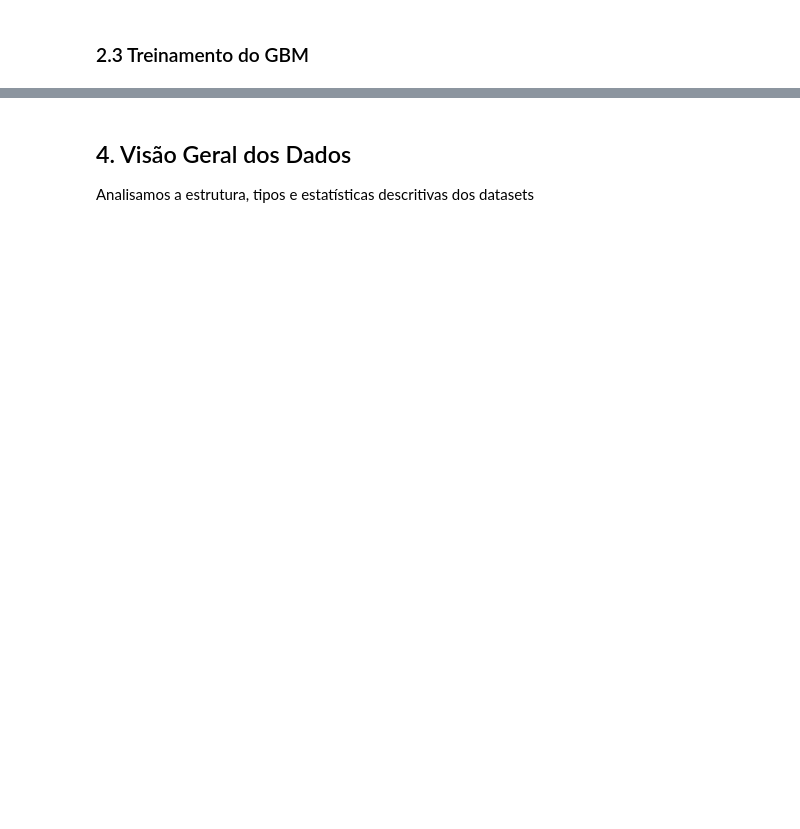
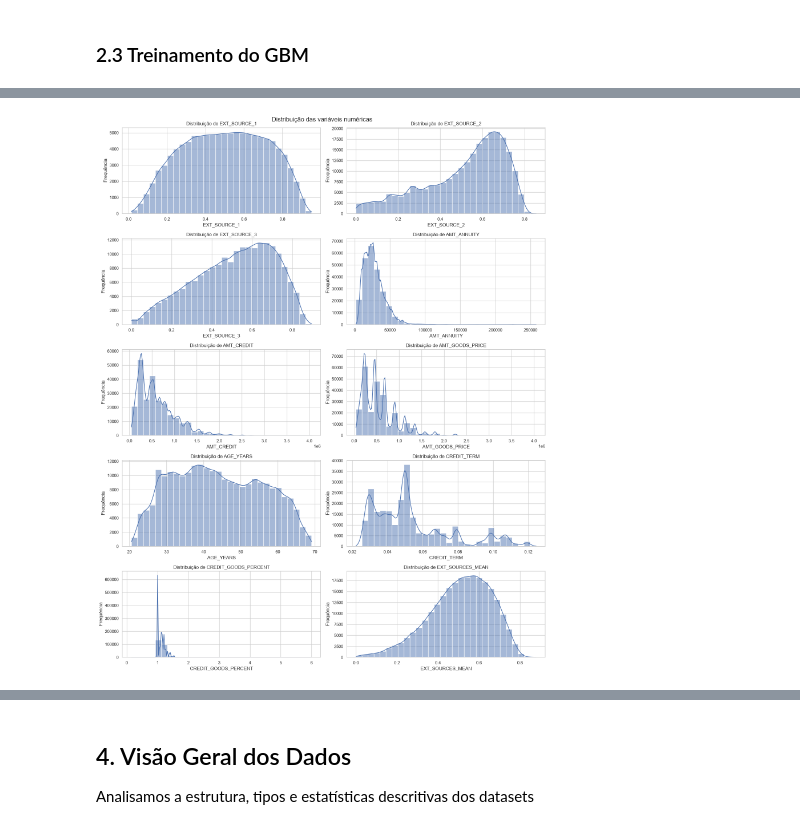
Before and after one commit to devjaynemorais/mle-f4-tech-challenge, a Jupyter notebook: notebooks/01-exploracao.ipynb, the cells around one changed output, grey strips where cells are left out. Cells and saved outputs as stored; diff of their text form; code cells hidden in the pictures; blank space fills up the shorter version.

```diff
--- a/notebooks/01-exploracao.ipynb
+++ b/notebooks/01-exploracao.ipynb
@@ -160,0 +350,18 @@ carregando o artefato gerado a partir de `make train`.
+# %%
+cat_var = ["CODE_GENDER"]
+
+num_var = [
+    "EXT_SOURCE_1",
+    "EXT_SOURCE_2",
+    "EXT_SOURCE_3",
+    "AMT_ANNUITY",
+    "AMT_CREDIT",
+    "AMT_GOODS_PRICE",
+    "AGE_YEARS",
+    "CREDIT_TERM",
+    "CREDIT_GOODS_PERCENT",
+    "EXT_SOURCES_MEAN",
+]
+
+df_features_estudo = ref_data[cat_var + num_var].copy()
+df_features_estudo.head()
@@ -160,0 +448,36 @@ carregando o artefato gerado a partir de `make train`.
+# %%
+import math
+import matplotlib.pyplot as plt
+import seaborn as sns
+
+n_colunas = 2
+n_linhas = math.ceil(len(num_var) / n_colunas)
+
+fig, axes = plt.subplots(
+    n_linhas,
+    n_colunas,
+    figsize=(16, 4 * n_linhas),
+)
+axes = axes.flatten()
+
+for i, variavel in enumerate(num_var):
+    sns.histplot(
+        data=df_features_estudo,
+        x=variavel,
+        bins=30,
+        kde=True,
+        ax=axes[i],
+    )
+    axes[i].set_title(f"Distribuição de {variavel}")
+    axes[i].set_xlabel(variavel)
+    axes[i].set_ylabel("Frequência")
+
+# Remove os eixos vazios, se houver
+for ax in axes[len(num_var):]:
+    fig.delaxes(ax)
+
+fig.suptitle("Distribuição das variáveis numéricas", fontsize=16)
+fig.tight_layout()
+plt.show()
+# %% [output]
+[figure, added]
```
Also changed, not shown: parts of 30 cells of this notebook, 15 other files.
